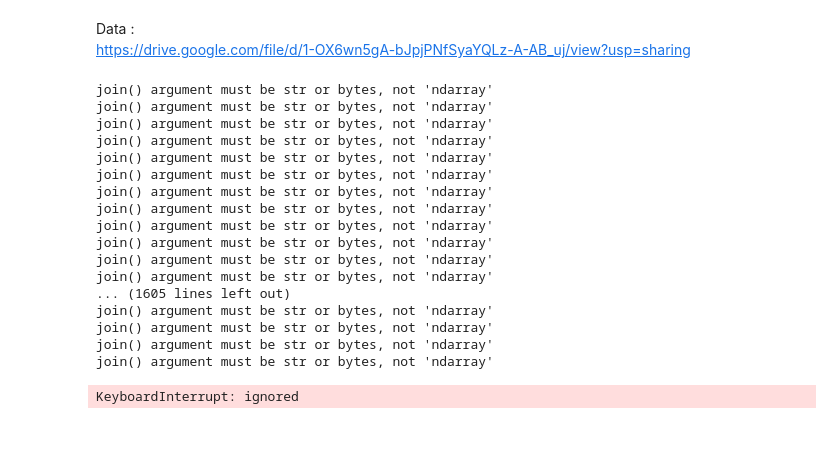
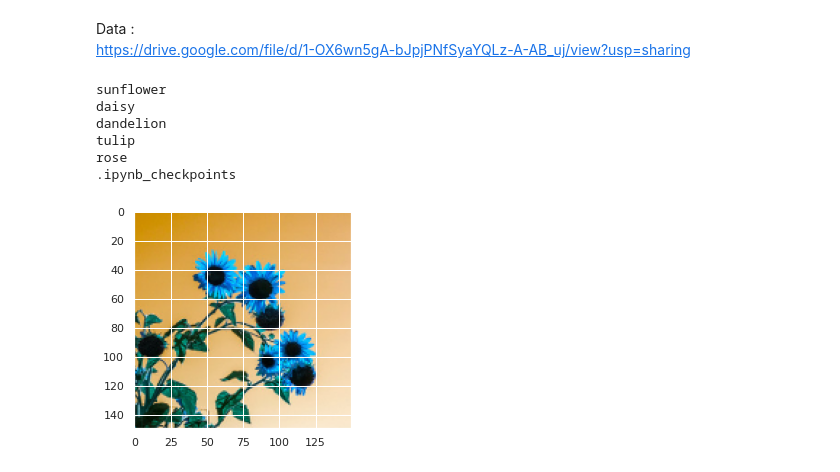
Before and after one commit to SyedHuzaifa007/PIAIC-Deep-Learning-Assignment, a Jupyter notebook: Flowers_Recognition.ipynb, the cells around one changed output. Drawn from its saved outputs; the diff is of its cells as text; code cells hidden in the pictures; blank space fills up the shorter version.

```diff
--- a/Flowers_Recognition.ipynb
+++ b/Flowers_Recognition.ipynb
@@ -41,38 +30,0 @@ import tensorflow_datasets as tfds
-# %%
-# Loading the data
-
-dir = '/content/drive/MyDrive/flowers'
-labels = ['daisy', 'dandelion', 'rose', 'sunflower', 'tulip']
-x = []
-y = []
-# %%
-for label in labels:
-  data = os.path.join(dir, label)
-  for image in os.listdir(data):
-    try:
-      image = np.ravel((cv2.imread(os.path.join(data, image))))/255
-      image = cv2.imread(os.path.join(data,image), cv2.IMREAD_COLOR)
-      image = cv2.resize(image, (150, 150), interpolation=cv2.INTER_AREA)
-      x.append(image)
-      y.append(labels.index(label))
-    except Exception as e:
-      print(e)
-# %% [output]
-join() argument must be str or bytes, not 'ndarray'
-join() argument must be str or bytes, not 'ndarray'
-join() argument must be str or bytes, not 'ndarray'
-join() argument must be str or bytes, not 'ndarray'
-join() argument must be str or bytes, not 'ndarray'
-join() argument must be str or bytes, not 'ndarray'
-join() argument must be str or bytes, not 'ndarray'
-join() argument must be str or bytes, not 'ndarray'
-join() argument must be str or bytes, not 'ndarray'
-join() argument must be str or bytes, not 'ndarray'
-join() argument must be str or bytes, not 'ndarray'
-join() argument must be str or bytes, not 'ndarray'
-... (1605 lines left out)
-join() argument must be str or bytes, not 'ndarray'
-join() argument must be str or bytes, not 'ndarray'
-join() argument must be str or bytes, not 'ndarray'
-join() argument must be str or bytes, not 'ndarray'
-KeyboardInterrupt: ignored
@@ -78,0 +54,36 @@ KeyboardInterrupt: ignored
+# %%
+# Loading the data
+
+path = Path('/content/drive/MyDrive/flowers')
+
+# Prepairing Input and Output
+
+flowers = []
+features = []
+labels = []
+for dir in path.iterdir():
+  flowers.append(dir.name)
+  print(dir.name)
+  for img_path in dir.iterdir():
+    if img_path.name.endswith("jpg"):
+      labels.append(dir.name)
+      img_arr = cv2.imread(str(img_path), cv2.IMREAD_COLOR)
+
+# Resizing Images
+
+      img_arr = cv2.resize(img_arr, (150,150))
+      features.append(img_arr)
+# %% [output]
+sunflower
+daisy
+dandelion
+tulip
+rose
+.ipynb_checkpoints
+# %%
+# plotting Features
+
+plt.imshow(features[20])
+plt.show()
+# %% [output]
+[figure, added]
```
Also changed, not shown: parts of 7 cells of this notebook.
